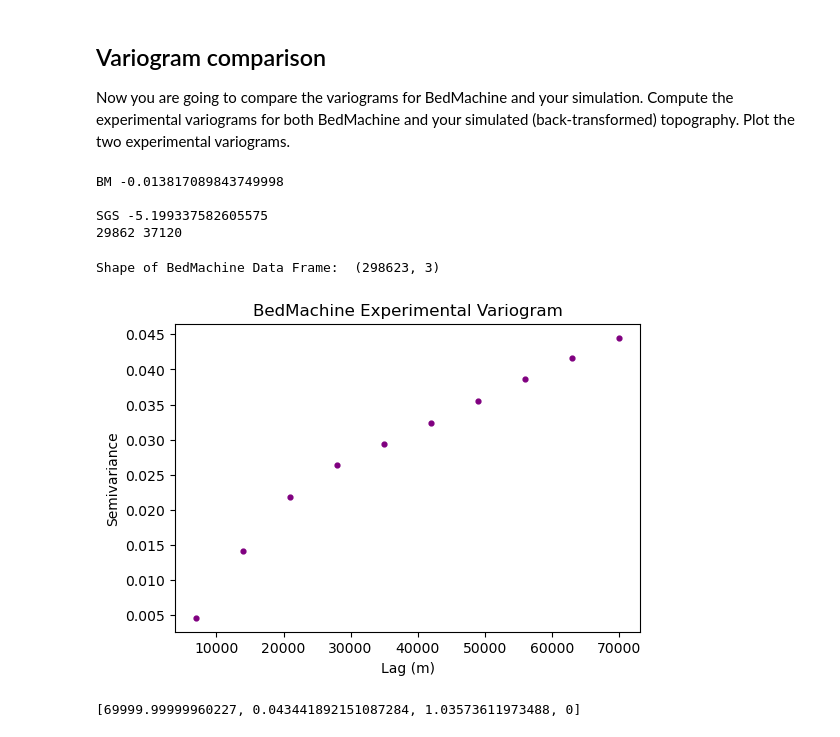
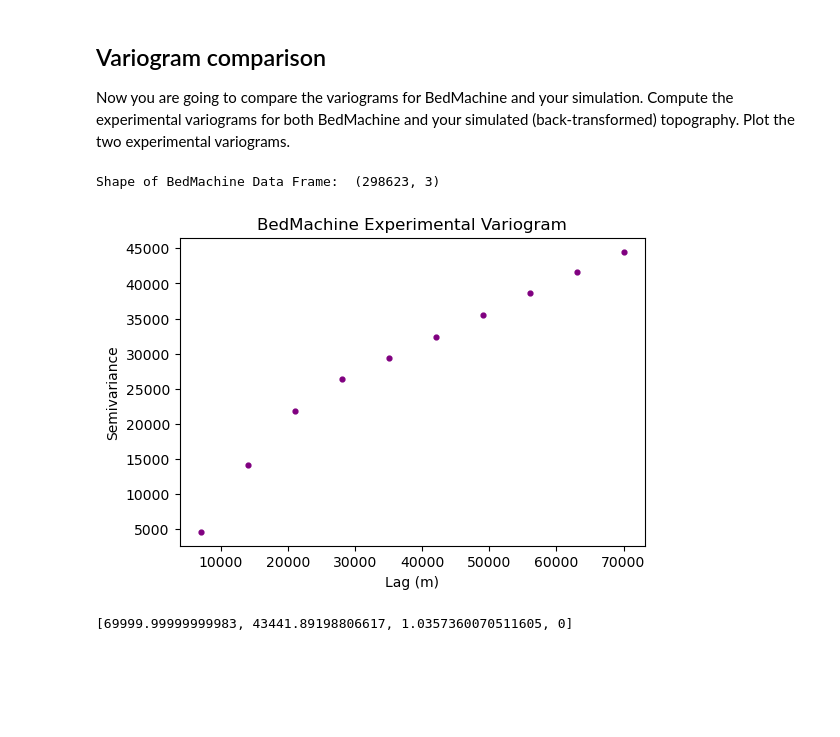
Before and after one commit to tylerrleee/MonteCarloMarkovChain, a Jupyter notebook: prerequisite_analysis/Geostatistics-1.ipynb, the cells around one changed output. Cells and saved outputs as stored; diff of their text form; code cells hidden in the pictures; blank space fills up the shorter version.

```diff
--- a/prerequisite_analysis/Geostatistics-1.ipynb
+++ b/prerequisite_analysis/Geostatistics-1.ipynb
@@ -323,17 +319,6 @@ Second, BedMachine topography seems to be smoother and continous compared to SGS
 ## Variogram comparison
 
 Now you are going to compare the variograms for BedMachine and your simulation. Compute the experimental variograms for both BedMachine and your simulated (back-transformed) topography. Plot the two experimental variograms.
-# %%
-print("BM", min(values_bm) / 1000)
-
-print("\nSGS", min(values))
-
-print(values_bm.size, values.size)
-# %% [output]
-BM -0.013817089843749998
-
-SGS -5.199337582605575
-29862 37120
 # %%
 # Intiialize data frame + drop null data
 x_flat, y_flat, z_flat = xx.flatten(), yy.flatten(), bm_bed.flatten()
@@ -341,35 +326,35 @@ x_flat, y_flat, z_flat = xx.flatten(), yy.flatten(), bm_bed.flatten()
 raw_flat_data = {'x': x_flat, 'y': y_flat, 'Nbed': z_flat}
 df_bm = pd.DataFrame(raw_flat_data) \
         .dropna(subset=['Nbed'])
 print("Shape of BedMachine Data Frame: ", df_bm.shape)
 # Sample data
 df_bm_sampled = df_bm.sample(frac=0.10, random_state=42)
 
 # Variogram
 coords_bm = df_bm_sampled[['x', 'y']].values
-values_bm = df_bm_sampled['Nbed'] / 1000.0
+values_bm = df_bm_sampled['Nbed']
 ### Here I divided by 1000 because the bed elevation in BM was measured in Km, here I changed it to [m]
 
 maxlag = 70000
 n_lags = 10
 
 V_bm = skg.Variogram(coords_bm, values_bm, bin_func='even', n_lags=n_lags,
                      maxlag=maxlag, normalize=False)
 
 #  Extract bins and experimental semivariances
 x_bm = V_bm.bins
 y_bm = V_bm.experimental
 
 # STEP 7: Plot
 plt.figure(figsize=(6,4))
 plt.scatter(x_bm, y_bm, s=12, c='purple')
 plt.title('BedMachine Experimental Variogram')
 plt.xlabel('Lag (m)')
 plt.ylabel('Semivariance')
 plt.show()
 # %% [output]
 Shape of BedMachine Data Frame:  (298623, 3)
-[figure, old version]
+[figure, new version]
 # %%
 #  Extract bins and experimental semivariances
 x_bm = V_bm.bins
@@ -380,4 +365,4 @@ V_bm.model = 'matern'
 V_bm.parameters
 # [range, sill, smoothing param, nugget]
 # %% [output]
-[69999.99999960227, 0.043441892151087284, 1.03573611973488, 0]
+[69999.99999999983, 43441.89198806617, 1.0357360070511605, 0]
```
Also changed, not shown: parts of 13 cells of this notebook, 4 other files.
